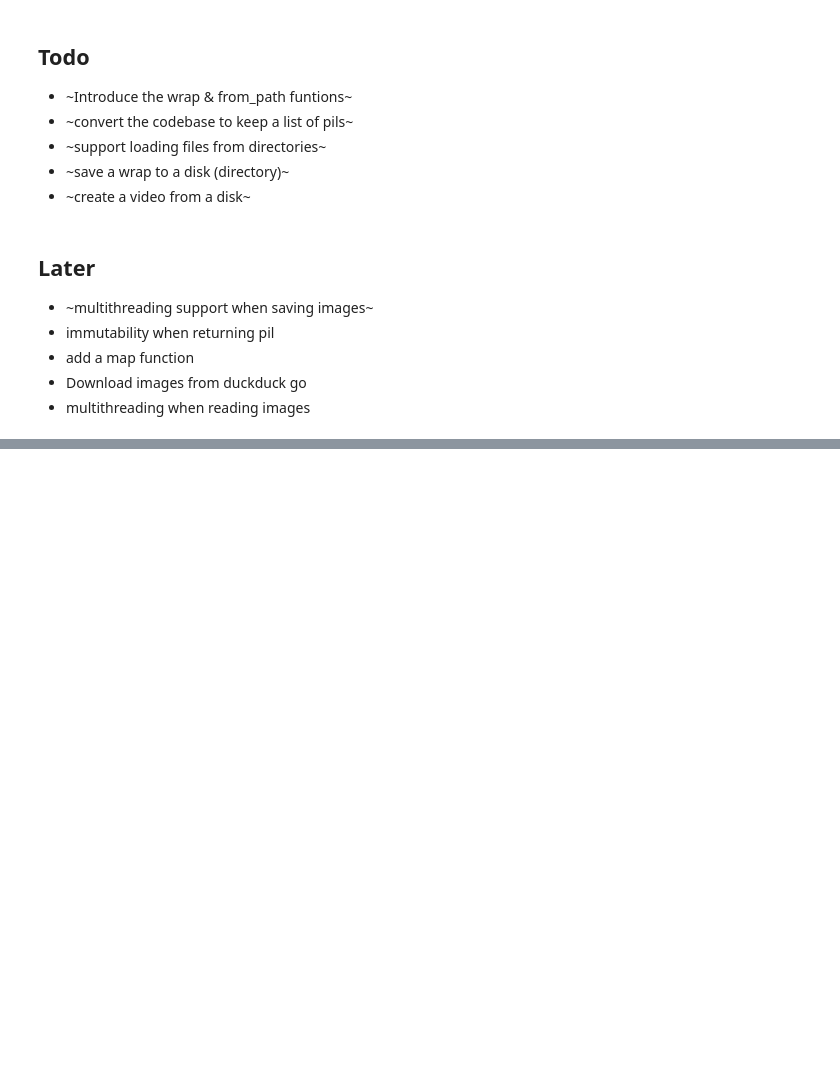
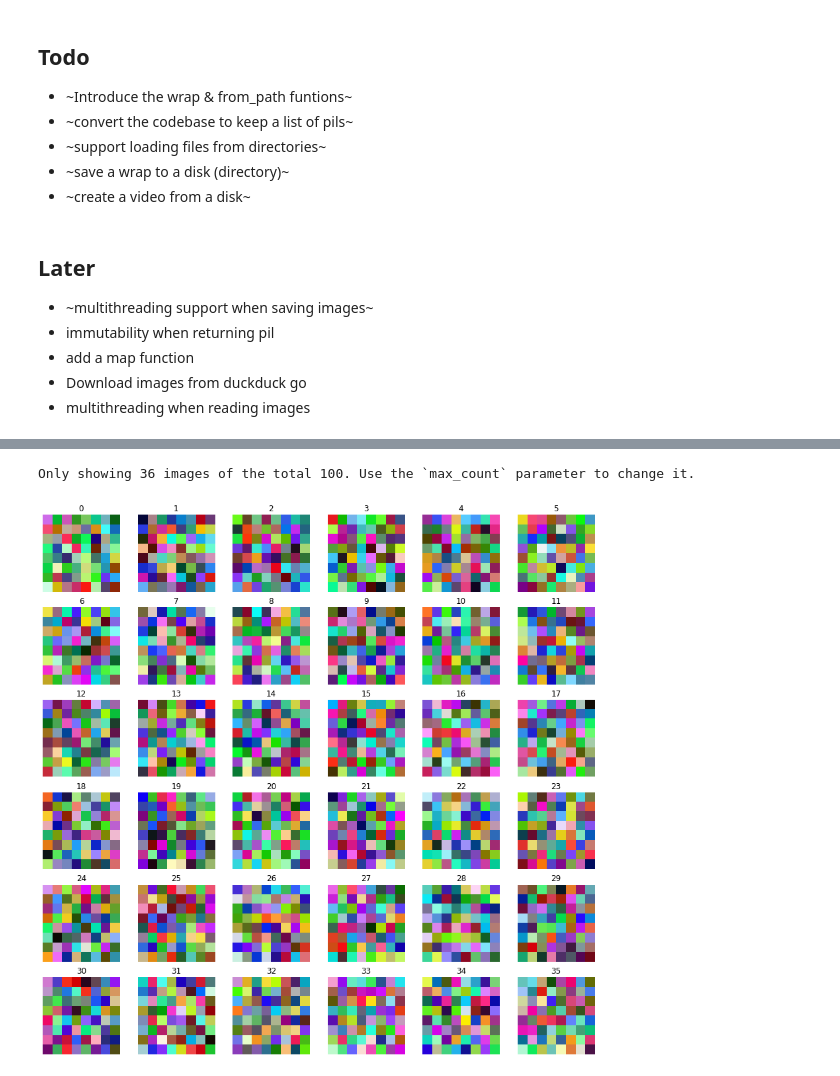
Before and after one commit to arunoda/adeep, a Jupyter notebook: aiaiart/imitools-dev.ipynb, the cells around one changed output, grey strips where cells are left out. Drawn from its saved outputs; the diff is of its cells as text; code cells hidden in the pictures; blank space fills up the shorter version.

```diff
--- a/aiaiart/imitools-dev.ipynb
+++ b/aiaiart/imitools-dev.ipynb
@@ -349,0 +375,5 @@ Wall time: 316 ms
+# %%
+I.wrap(pt_images).show()
+# %% [output]
+Only showing 36 images of the total 100. Use the `max_count` parameter to change it.
+[figure, added]
```
Also changed, not shown: parts of 9 cells of this notebook, 1 other file.
